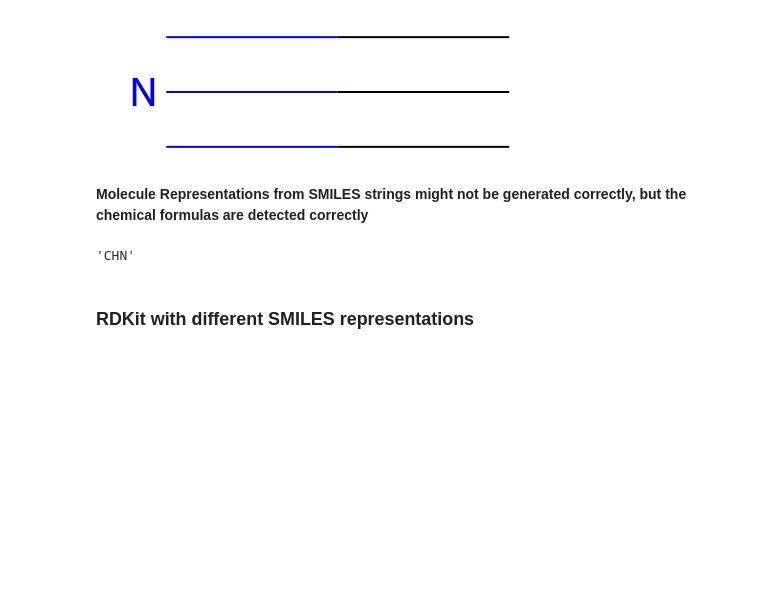
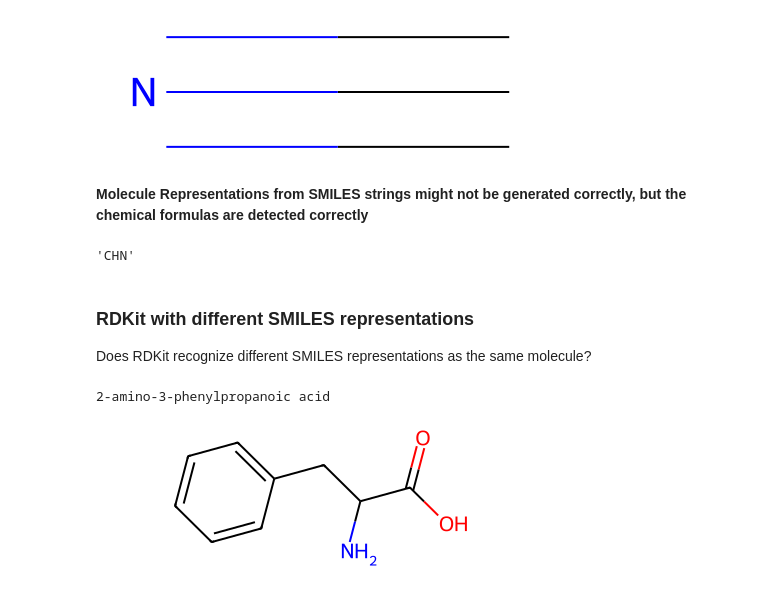
Before and after one commit to xiang1103/DL_ML_Implementations, a Jupyter notebook: RDkit/experiment.ipynb, the cells around one changed output. Saved outputs shown, nothing was run; the diff lists cells and outputs as text; code cells hidden in the pictures; blank space fills up the shorter version.

Commit message:
rdkit

```diff
--- a/RDkit/experiment.ipynb
+++ b/RDkit/experiment.ipynb
@@ -70,3 +70,12 @@ results[0]
 'CHN'
 # %% [markdown]
 ### RDKit with different SMILES representations
+Does RDKit recognize different SMILES representations as the same molecule?
+# %%
+# canonical representations
+phenylalanine= Chem.MolFromSmiles("C1=CC=C(C=C1)CC(C(=O)O)N")
+print(pubchempy.get_compounds("C1=CC=C(C=C1)CC(C(=O)O)N", namespace="smiles")[0].iupac_name)
+phenylalanine
+# %% [output]
+2-amino-3-phenylpropanoic acid
+[figure, added]
```
Also changed, not shown: parts of 8 cells of this notebook, 1 other file.
